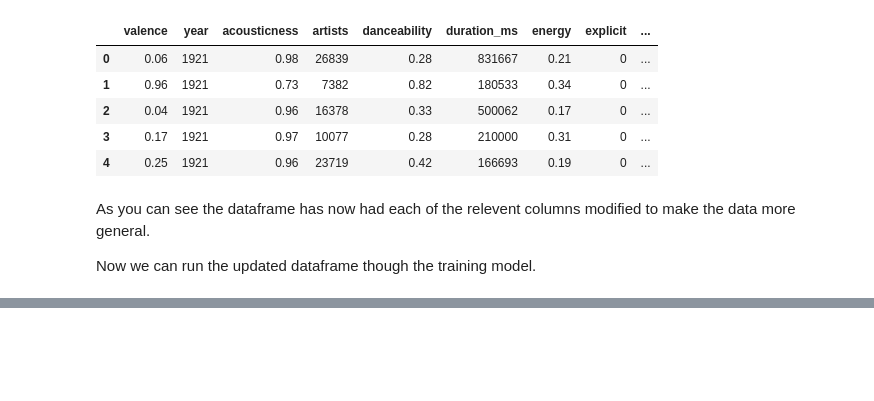
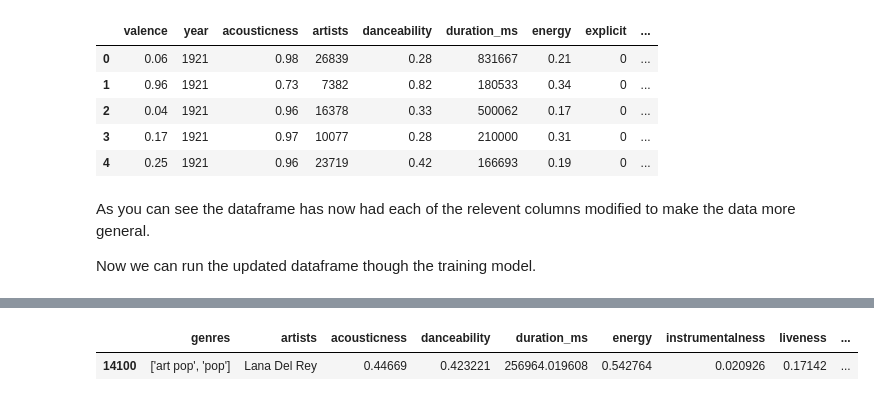
Before and after one commit to Calrizer/SpotifyExperiments, a Jupyter notebook: spotify.ipynb, the cells around one changed output, grey strips where cells are left out. Saved outputs shown, nothing was run; the diff lists cells and outputs as text; code cells hidden in the pictures; blank space fills up the shorter version.

```diff
--- a/spotify.ipynb
+++ b/spotify.ipynb
@@ -292,0 +276,9 @@ Not the biggest enchancement, but enhancement nonetheless.
+# %%
+# Loads the data_w_genres.csv as a new DataFrame.
+
+genresDf = pd.read_csv('data_w_genres.csv')
+
+genresDf.loc[genresDf['artists'] ==  "Lana Del Rey"]
+# %% [output]
+|  | genres | artists | acousticness | danceability | duration_ms | energy | instrumentalness | liveness | ... |
+| 14100 | ['art pop', 'pop'] | Lana Del Rey | 0.44669 | 0.423221 | 256964.019608 | 0.542764 | 0.020926 | 0.17142 | ... |
```
Also changed, not shown: parts of 30 cells of this notebook, 2 other files.
